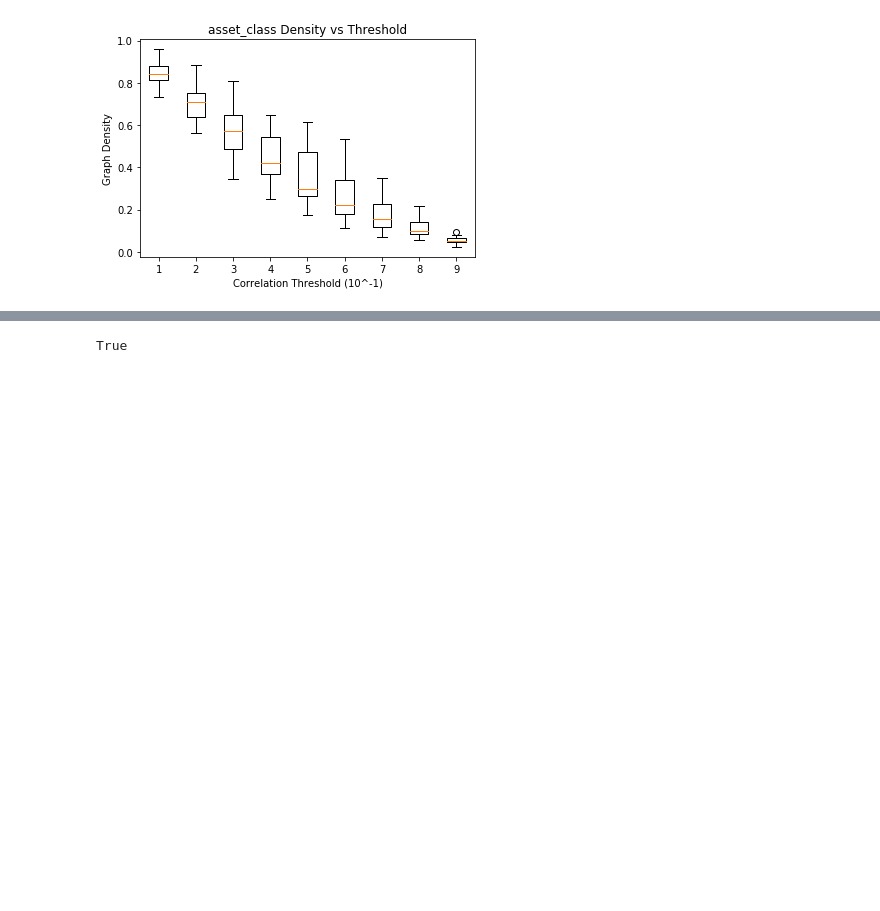
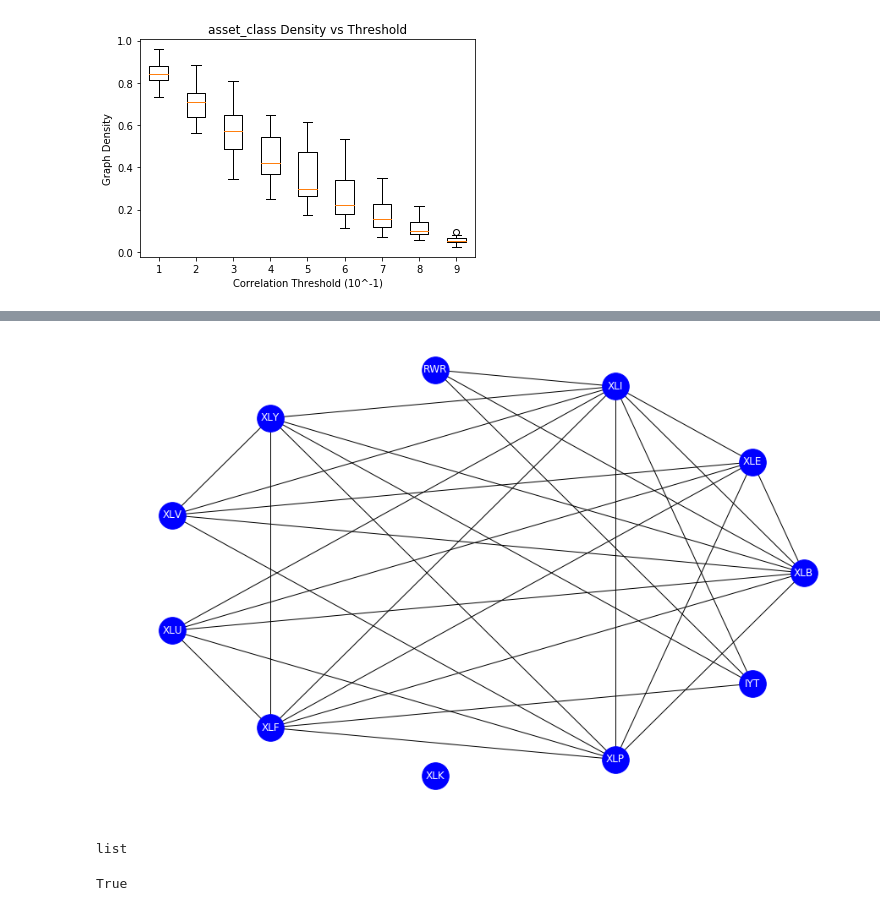
Before and after one commit to angadkalra/QuantumComputingProject, a Jupyter notebook: MaxClique&MaxIndSet/ISExperiments.ipynb, the cells around one changed output, grey strips where cells are left out. Saved outputs shown, nothing was run; the diff lists cells and outputs as text; code cells hidden in the pictures; blank space fills up the shorter version.

```diff
--- a/MaxClique&MaxIndSet/ISExperiments.ipynb
+++ b/MaxClique&MaxIndSet/ISExperiments.ipynb
@@ -105,6 +105,17 @@ density
+# %%
+# Draw graph
+fig,ax = plt.subplots(figsize=(15,10))
+nx.draw_shell(G, ax=ax, with_labels=True, node_size=1000, node_color="blue", font_color="white")
+fig.savefig('../ReportFiguresPlots/MaxIndSet/GraphVisual/%s_before.png'%(dataset))
+# %% [output]
+[figure, added]
 # %%
 max_ind_set = dnx.maximum_independent_set(G, sampler)
 valid_soln = dnx.is_independent_set(G, max_ind_set)
+# %%
+type(max_ind_set)
+# %% [output]
+list
 # %%
 assert len(max_ind_set) > 0
 # %%
```
Also changed, not shown: parts of 3 cells of this notebook, 10 other files.
